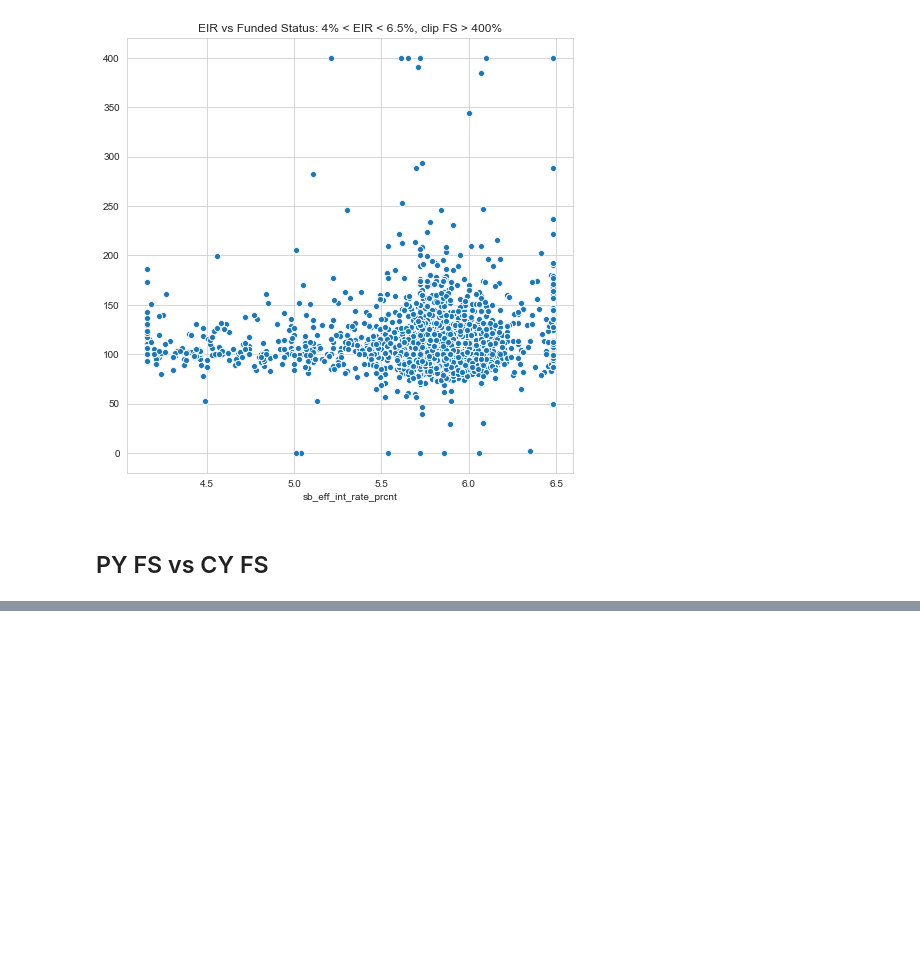
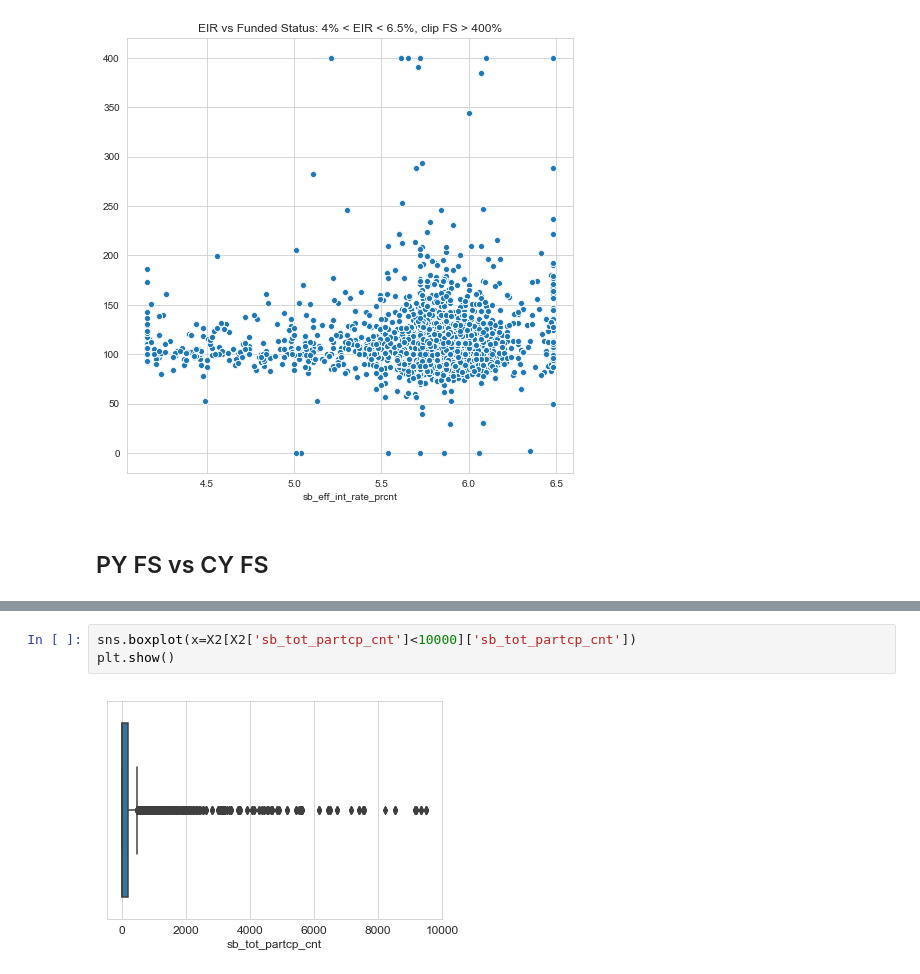
Before and after one commit to LindseyMoser/DSI_Capstone_B, a Jupyter notebook: 1_Data/PSQL_DF_EDA_2017_from_script.ipynb, the cells around one changed output, grey strips where cells are left out. Drawn from its saved outputs; the diff is of its cells as text; blank space fills up the shorter version.

```diff
--- a/1_Data/PSQL_DF_EDA_2017_from_script.ipynb
+++ b/1_Data/PSQL_DF_EDA_2017_from_script.ipynb
@@ -158,0 +166,5 @@ plt.show()
+# %%
+sns.boxplot(x=X2[X2['sb_tot_partcp_cnt']<10000]['sb_tot_partcp_cnt'])
+plt.show()
+# %% [output]
+[figure, added]
```
Also changed, not shown: parts of 10 cells of this notebook, 1 other file.
